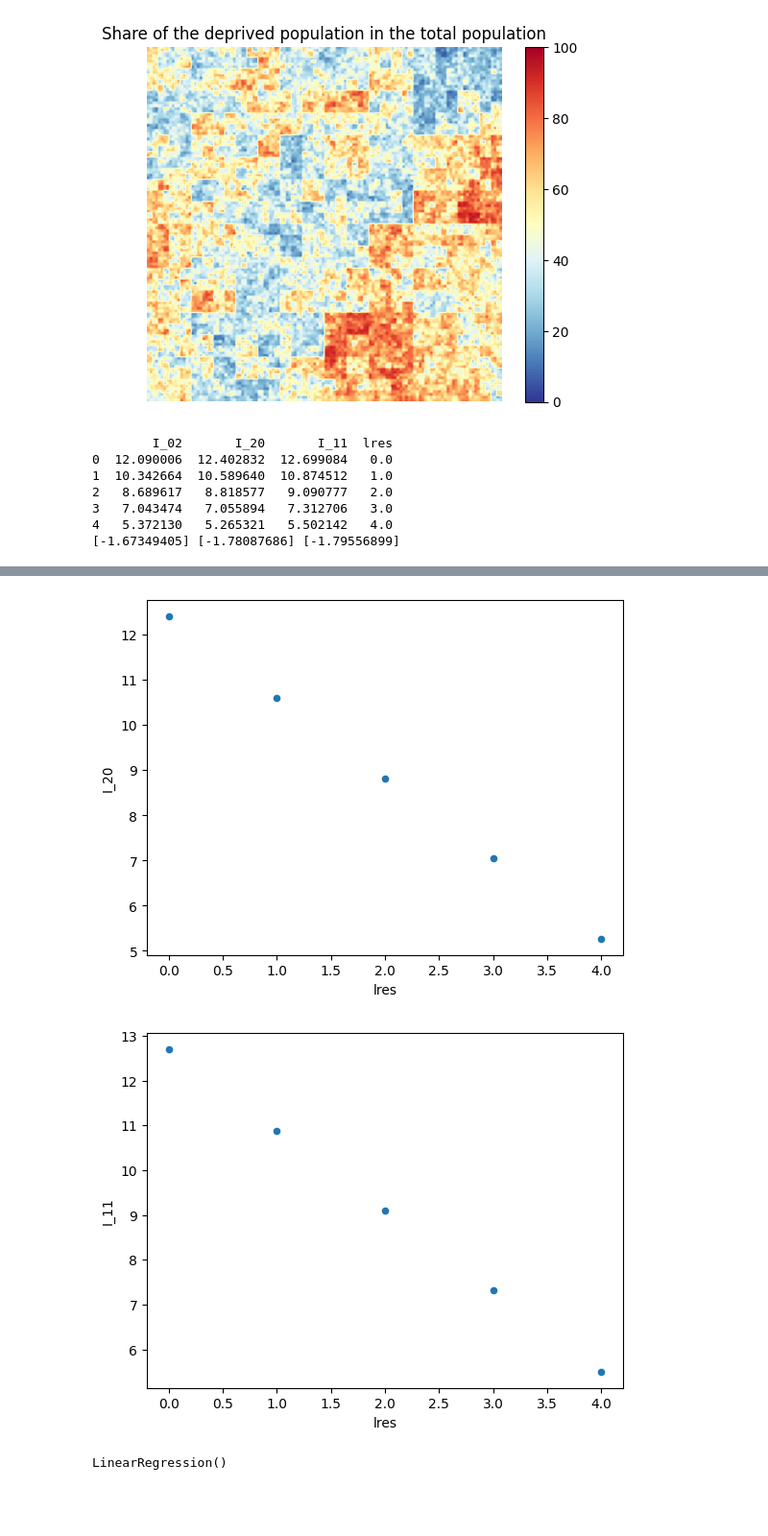
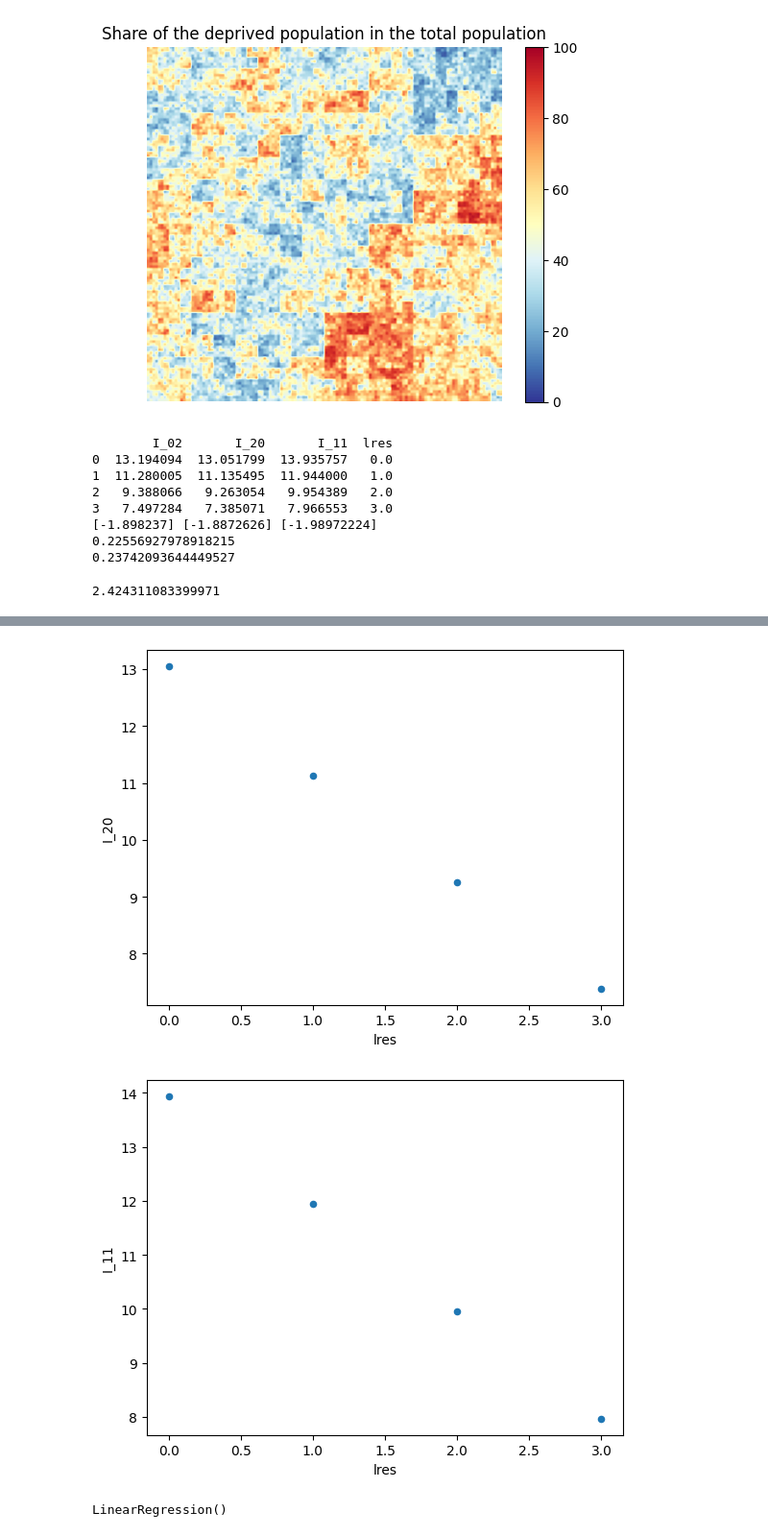
Before and after one commit to fsemecurbe/MMTMSS, a Jupyter notebook: Analysis simple cascade.ipynb, the cells around one changed output, grey strips where cells are left out. Shown at 96% size. Saved outputs shown, nothing was run; the diff lists cells and outputs as text; code cells hidden in the pictures; blank space fills up the shorter version.

```diff
--- a/Analysis simple cascade.ipynb
+++ b/Analysis simple cascade.ipynb
@@ -92,9 +92,9 @@ def entropyinter(frac):
              entropie(frac[:,:,1]**2/np.sum(frac[:,:,1]**2)),
              entropie(frac[:,:,0]*frac[:,:,1]/np.sum(frac[:,:,0]*frac[:,:,1]))  ))
 # %%
-res = [1,2,4,8,16]
+res = [1,2,4, 8]
 
-lnc = sc.multivariate_lognormal_cascade(6, sigma1=.35, sigma2=0.3, corr=.6)
+lnc = sc.multivariate_lognormal_cascade(6, sigma1=.2, sigma2=0.2, corr=-.8)
 #lnc = np.load('data/paris_household.npy')
 
 entropies= [entropyinter(downsizing_sum(lnc, resi)) for resi in res]
@@ -105,16 +105,22 @@ entropies.plot.scatter('lres', 'I_02')
 entropies.plot.scatter('lres', 'I_20')
 entropies.plot.scatter('lres', 'I_11')
 
-reg0 = LinearRegression().fit(entropies.lres.values.reshape(-1, 1), entropies.I_02)
-reg1 = LinearRegression().fit(entropies.lres.values.reshape(-1, 1), entropies.I_20)
-reg01 = LinearRegression().fit(entropies.lres.values.reshape(-1, 1), entropies.I_11)
+reg20 = LinearRegression().fit(entropies.lres.values.reshape(-1, 1), entropies.I_02)
+reg02 = LinearRegression().fit(entropies.lres.values.reshape(-1, 1), entropies.I_20)
+reg11 = LinearRegression().fit(entropies.lres.values.reshape(-1, 1), entropies.I_11)
 
-print(reg0.coef_, reg1.coef_, reg01.coef_)
+print(reg20.coef_, reg02.coef_, reg11.coef_)
+
+print(((2+reg20.coef_[0])/2)**0.5)
+print(((2+reg02.coef_[0])/2)**0.5)
+-(reg11.coef_[0] - (reg20.coef_[0] + reg02.coef_[0])/2) /0.2**2
 # %% [output]
         I_02       I_20       I_11  lres
-0  12.090006  12.402832  12.699084   0.0
-1  10.342664  10.589640  10.874512   1.0
-2   8.689617   8.818577   9.090777   2.0
-3   7.043474   7.055894   7.312706   3.0
-4   5.372130   5.265321   5.502142   4.0
-[-1.67349405] [-1.78087686] [-1.79556899]
+0  13.194094  13.051799  13.935757   0.0
+1  11.280005  11.135495  11.944000   1.0
+2   9.388066   9.263054   9.954389   2.0
+3   7.497284   7.385071   7.966553   3.0
+[-1.898237] [-1.8872626] [-1.98972224]
+0.22556927978918215
+0.23742093644449527
+2.424311083399971
@@ -122,5 +128,5 @@ print(reg0.coef_, reg1.coef_, reg01.coef_)
-[figure, old version]
+[figure, new version]
-[figure, old version]
+[figure, new version]
 # %%
 LinearRegression().fit(entropies.lres.values.reshape(-1, 1), entropies.I    )
 # %% [output]
```
Also changed, not shown: parts of 1 cell of this notebook.
